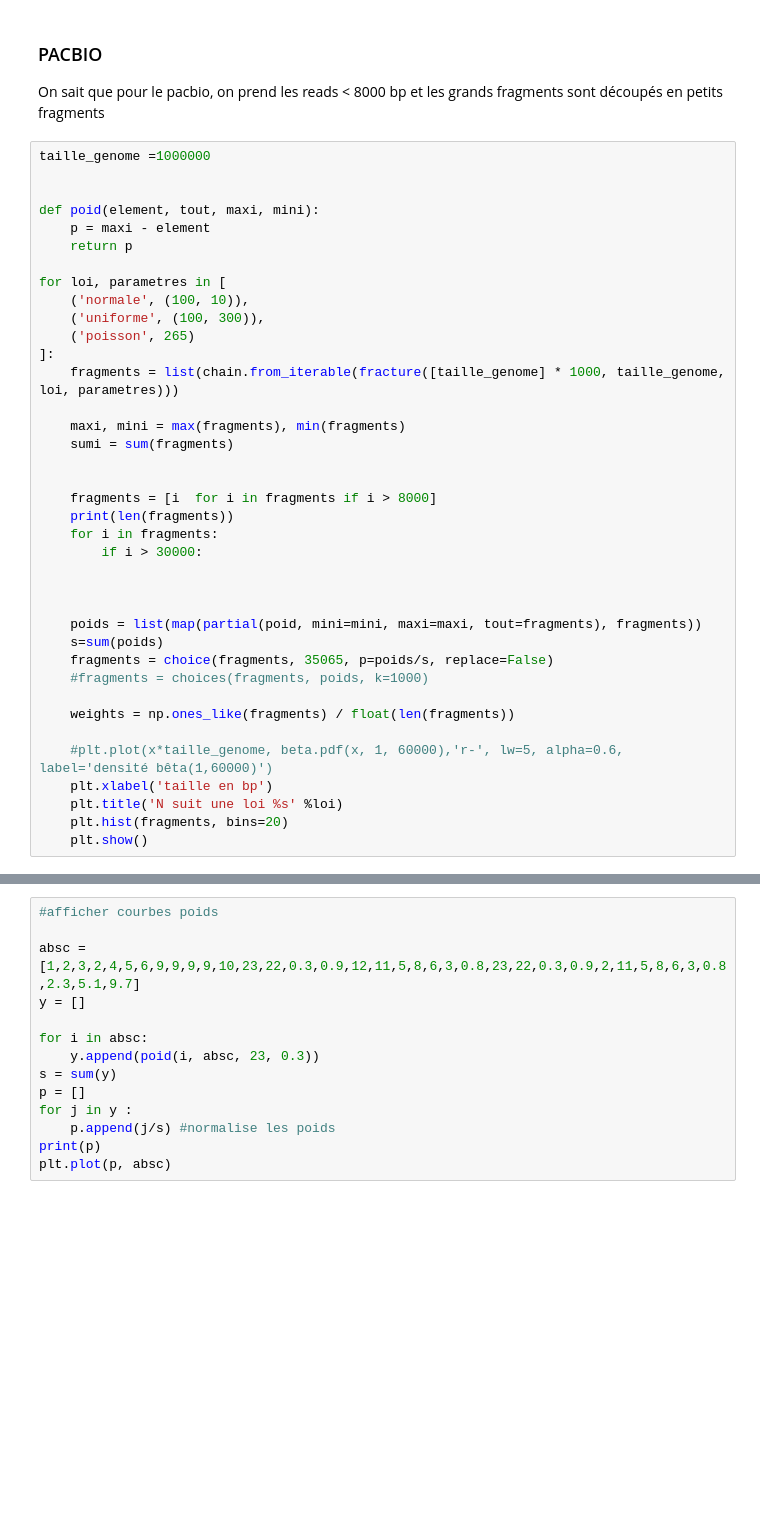
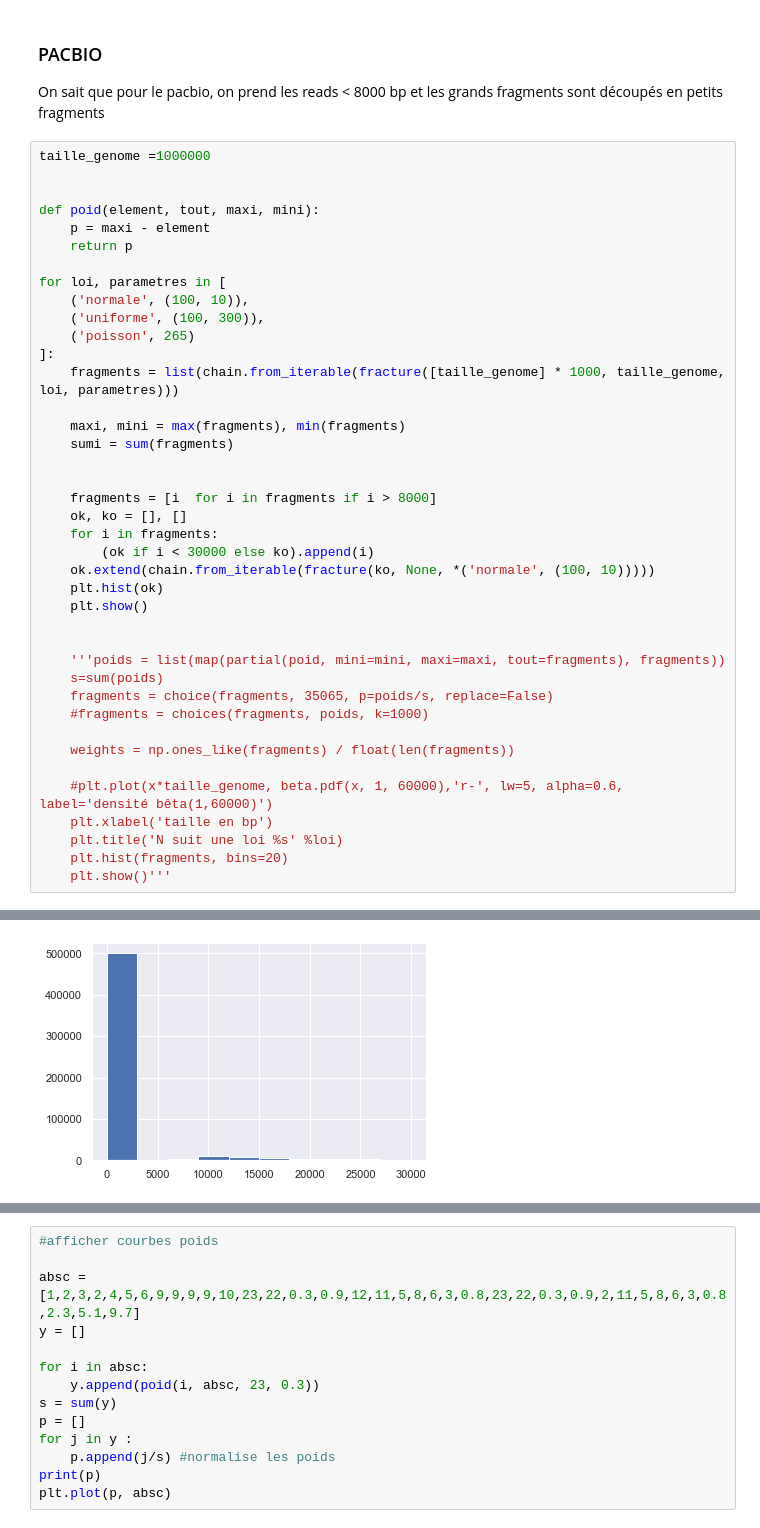
Before and after one commit to aminaghoul/reads_seq, a Jupyter notebook: stage.ipynb, the cells around one changed output, grey strips where cells are left out. Saved outputs shown, nothing was run; the diff lists cells and outputs as text; blank space fills up the shorter version.

```diff
--- a/stage.ipynb
+++ b/stage.ipynb
@@ -371,13 +371,15 @@ for loi, parametres in [
 
 
     fragments = [i  for i in fragments if i > 8000]
-    print(len(fragments))
+    ok, ko = [], []
     for i in fragments:
-        if i > 30000:
+        (ok if i < 30000 else ko).append(i)
+    ok.extend(chain.from_iterable(fracture(ko, None, *('normale', (100, 10)))))
+    plt.hist(ok)
+    plt.show()
 
 
-
-    poids = list(map(partial(poid, mini=mini, maxi=maxi, tout=fragments), fragments))
+    '''poids = list(map(partial(poid, mini=mini, maxi=maxi, tout=fragments), fragments))
     s=sum(poids)
     fragments = choice(fragments, 35065, p=poids/s, replace=False)
     #fragments = choices(fragments, poids, k=1000)
@@ -388,5 +390,5 @@ for loi, parametres in [
     plt.xlabel('taille en bp')
     plt.title('N suit une loi %s' %loi)
     plt.hist(fragments, bins=20)
-    plt.show()
+    plt.show()'''
 # %% [output]
@@ -393,0 +395 @@ IndentationError: expected an indented block (<ipython-input-258-eed8e7f74202>,
+[figure, added]
```
Also changed, not shown: parts of 4 cells of this notebook.
